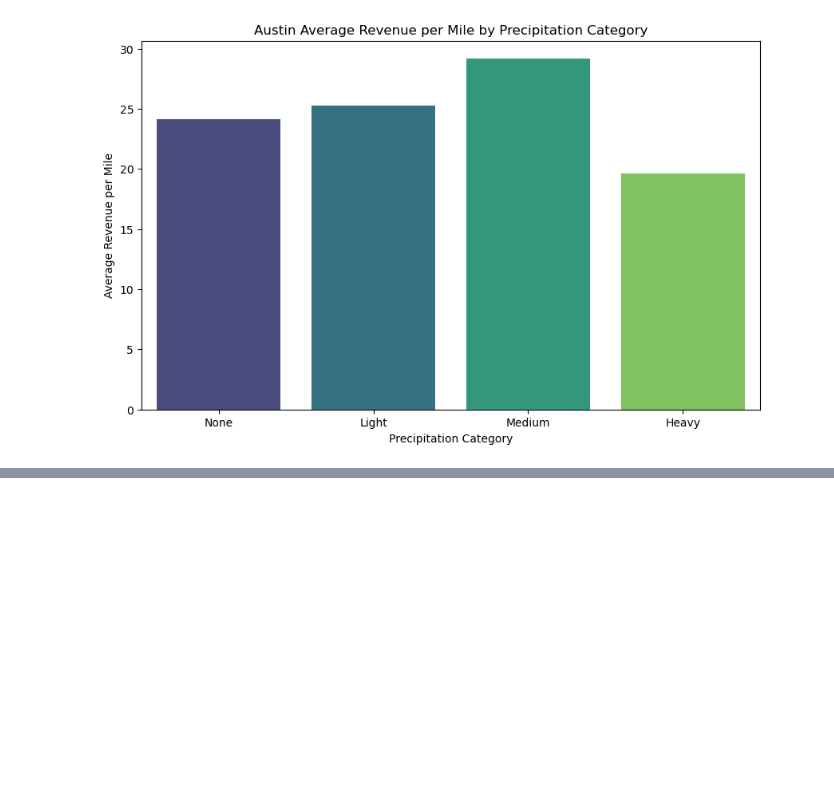
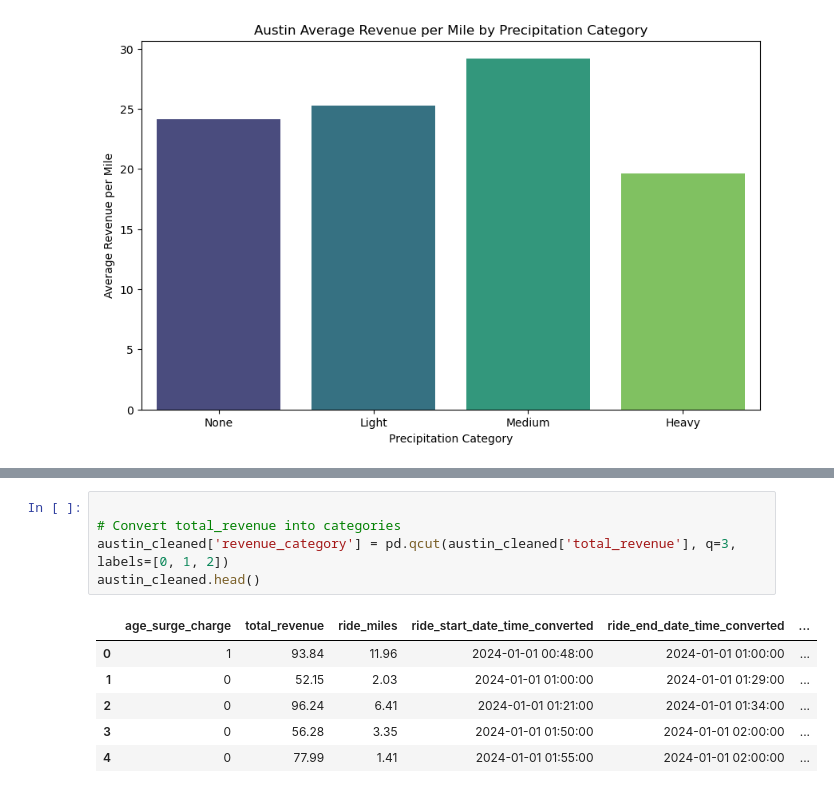
Before and after one commit to jchay3/james_hay_project_2_Compare_ride_patterns_and_predictive_modeling_of_rides_by-_transport_x, a Jupyter notebook: james_workbook_for_austin.ipynb, the cells around one changed output, grey strips where cells are left out. Drawn from its saved outputs; the diff is of its cells as text; blank space fills up the shorter version.

```diff
--- a/james_workbook_for_austin.ipynb
+++ b/james_workbook_for_austin.ipynb
@@ -525,0 +682,12 @@ Passing `palette` without assigning `hue` is deprecated and will be removed in v
+# %%
+
+# Convert total_revenue into categories
+austin_cleaned['revenue_category'] = pd.qcut(austin_cleaned['total_revenue'], q=3, labels=[0, 1, 2])
+austin_cleaned.head()
+# %% [output]
+|  | age_surge_charge | total_revenue | ride_miles | ride_start_date_time_converted | ride_end_date_time_converted | ... |
+| 0 | 1 | 93.84 | 11.96 | 2024-01-01 00:48:00 | 2024-01-01 01:00:00 | ... |
+| 1 | 0 | 52.15 | 2.03 | 2024-01-01 01:00:00 | 2024-01-01 01:29:00 | ... |
+| 2 | 0 | 96.24 | 6.41 | 2024-01-01 01:21:00 | 2024-01-01 01:34:00 | ... |
+| 3 | 0 | 56.28 | 3.35 | 2024-01-01 01:50:00 | 2024-01-01 02:00:00 | ... |
+| 4 | 0 | 77.99 | 1.41 | 2024-01-01 01:55:00 | 2024-01-01 02:00:00 | ... |
```
Also changed, not shown: parts of 26 cells of this notebook, 1 other file.
